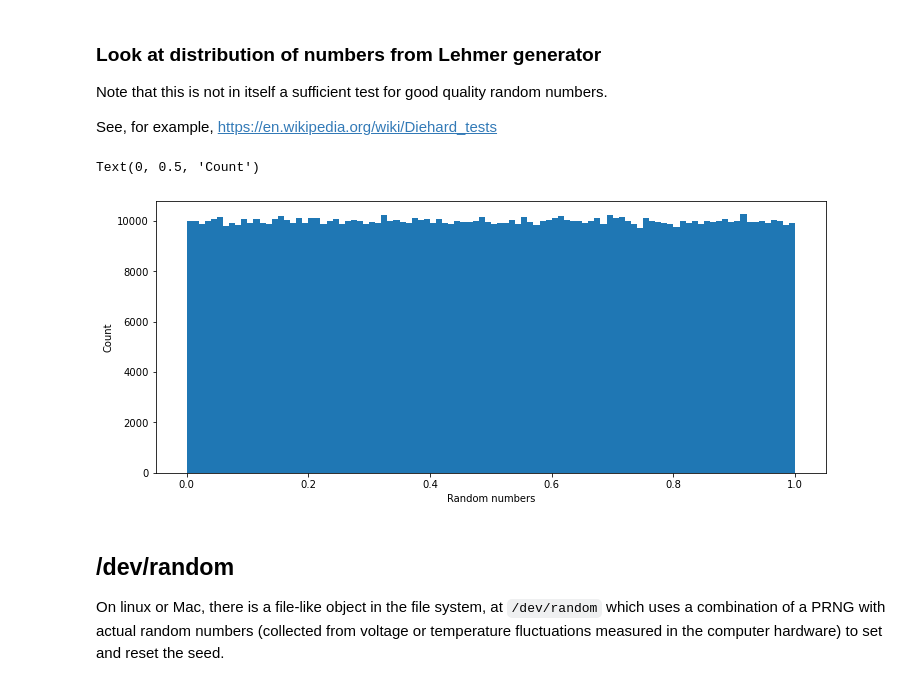
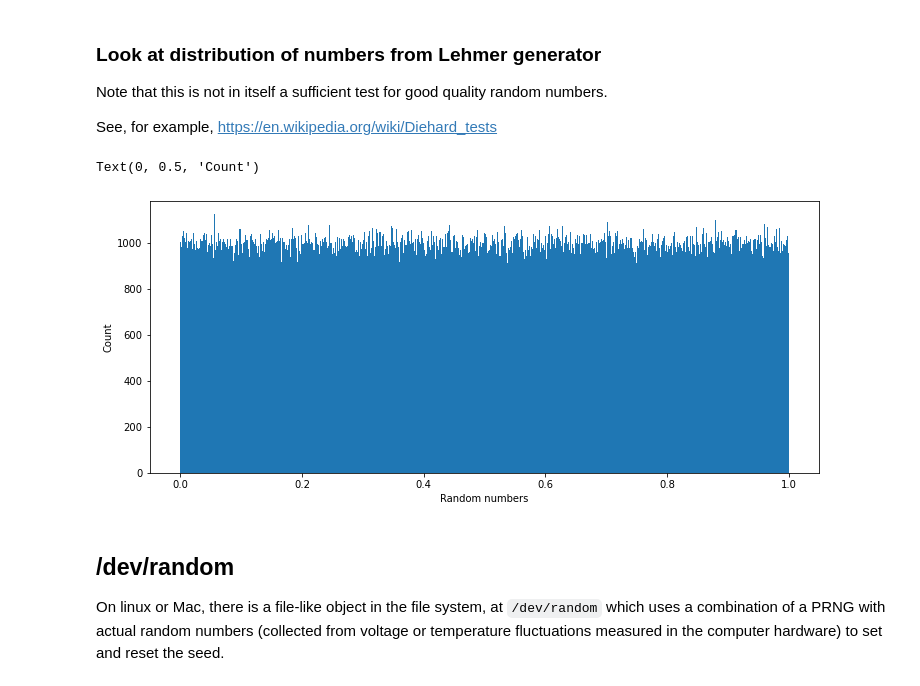
Before and after one commit to nordam/ComputationalPhysics, a Jupyter notebook: Notebooks/3 - Random numbers.ipynb, the cells around one changed output. Cells and saved outputs as stored; diff of their text form; code cells hidden in the pictures.

```diff
--- a/Notebooks/3 - Random numbers.ipynb
+++ b/Notebooks/3 - Random numbers.ipynb
@@ -95,26 +91,26 @@ See, for example, https://en.wikipedia.org/wiki/Diehard_tests
 # %%
 # Generate a lot of numbers, and plot histogram
 def lehmer(X0, N):
     # Parameters of the generator
     a = 48271
     m = 2**31 - 1 # a large Mersenne prime
 
     X = np.zeros(N)
     X[0] = X0
     for i in range(1, N):
         X[i] = (X[i-1]*a) % m
     return X / m
 
 
 random_numbers = lehmer(42, 1000000)
 
 fig = plt.figure(figsize = (12, 5))
-plt.hist(random_numbers, bins = 100)
+plt.hist(random_numbers, bins = 1000)
 plt.xlabel('Random numbers')
 plt.ylabel('Count')
 # %% [output]
 Text(0, 0.5, 'Count')
-[figure, old version]
+[figure, new version]
 # %% [markdown]
 ## /dev/random
 
```
Also changed, not shown: parts of 14 cells of this notebook, 3 other files.
